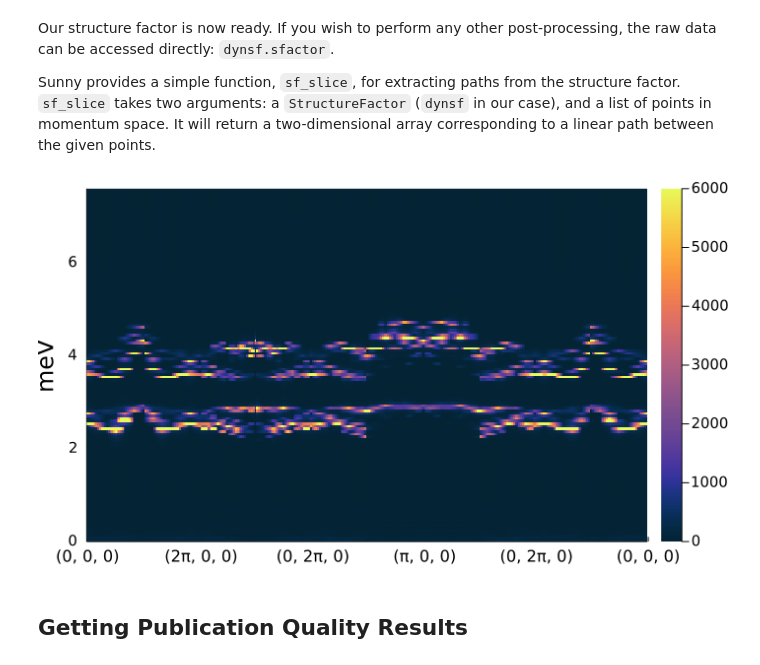
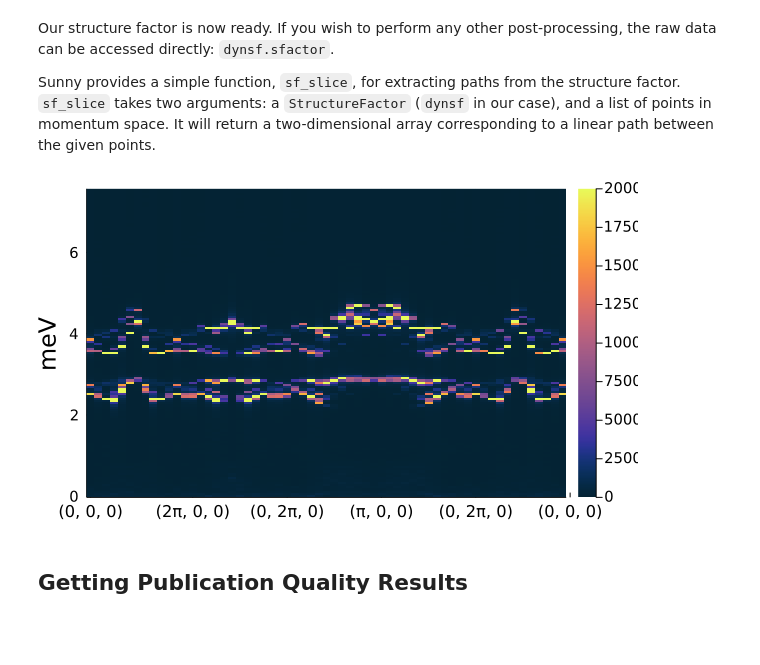
Before and after one commit to SunnySuite/SunnyTutorials, a Jupyter notebook: tutorials/FeI2/FeI2_tutorial.ipynb, the cells around one changed output. Drawn from its saved outputs; the diff is of its cells as text; code cells hidden in the pictures; blank space fills up the shorter version.

```diff
--- a/tutorials/FeI2/FeI2_tutorial.ipynb
+++ b/tutorials/FeI2/FeI2_tutorial.ipynb
@@ -428,31 +438,31 @@ Sunny provides a simple function, `sf_slice`, for extracting paths from the stru
 # %%
 # Select a series of points in momentum space to define a path
 points = [ [0.0, 0.0, 0.0],
            [1.0, 0.0, 0.0],
            [0.0, 1.0, 0.0],
            [0.5, 0.0, 0.0],
            [0.0, 1.0, 0.0],
            [0.0, 0.0, 0.0]] * 2π  # TODO: Get exact slice.
 
 # Extract the path from the structure factor using the following keywords:
 # return_idcs: return the indices corresponding to the path points
 # interp_scale: how many more points to extract than would be possible without interpolation
-(; slice, idcs) = sf_slice(dynsf, points; return_idcs=true, interp_scale=5)
+(; slice, idcs) = sf_slice(dynsf, points; return_idcs=true, interp_scale=1)
 
 # Determine plot label information
 ωs = omega_labels(dynsf) # Get the energies associated with the ω indices
 i = findfirst(x -> x > 7.5, ωs) # Only plot up to 7.5 meV
 in_pi(x) = x ≈ 0 ? "0" : x ≈ π ? "π" : "$(round(Int,x/π))π" #For formatting the tick labels
 xticklabels = map(x -> "($(in_pi(x[1])), $(in_pi(x[2])), $(in_pi(x[3])))", points) # Generate the tick labels
 
 # Plot
 Plots.heatmap(1:size(slice, 1), ωs[0:i], slice[:,0:i]';
-    color=:thermal, clims=(0.0, 6e5), xticks=(idcs, xticklabels),
+    color=:thermal, clims=(0.0, 2.0e5), xticks=(idcs, xticklabels),
     xtickfontsize=11, ytickfontsize=10,
-    ylabel="meV", ylabelfontsize=16, size=(700,400), fmt=:png
+    ylabel="meV", ylabelfontsize=16, size=(600,350), fmt=:png
 )
 # %% [output]
-[figure, old version]
+[figure, new version]
 # %% [markdown]
 ## Getting Publication Quality Results
 # %% [markdown]
```
Also changed, not shown: parts of 23 cells of this notebook, 3 other files.
